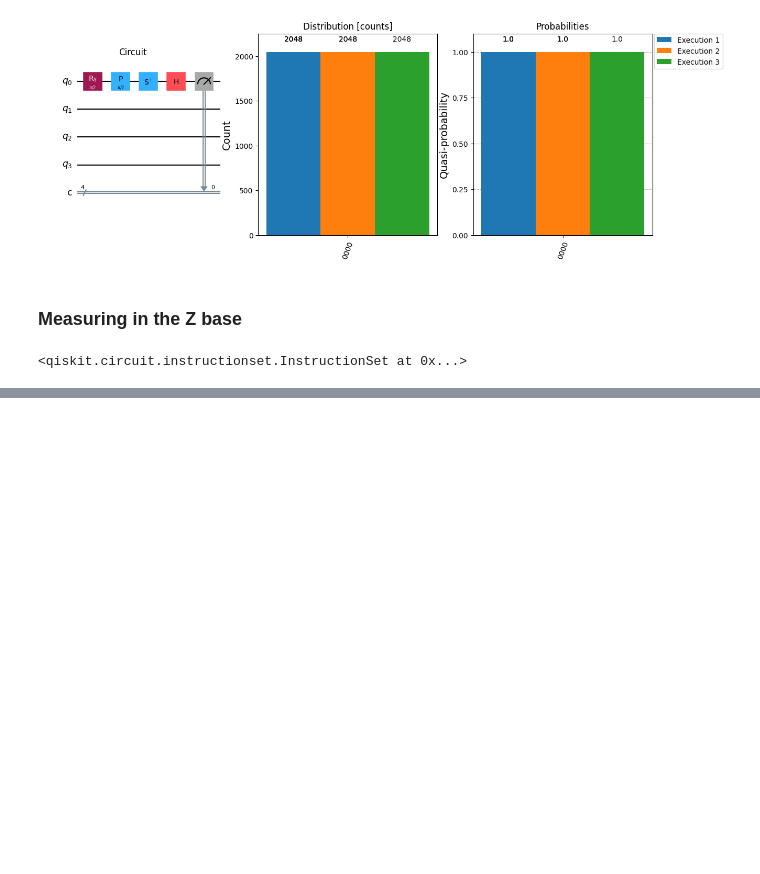
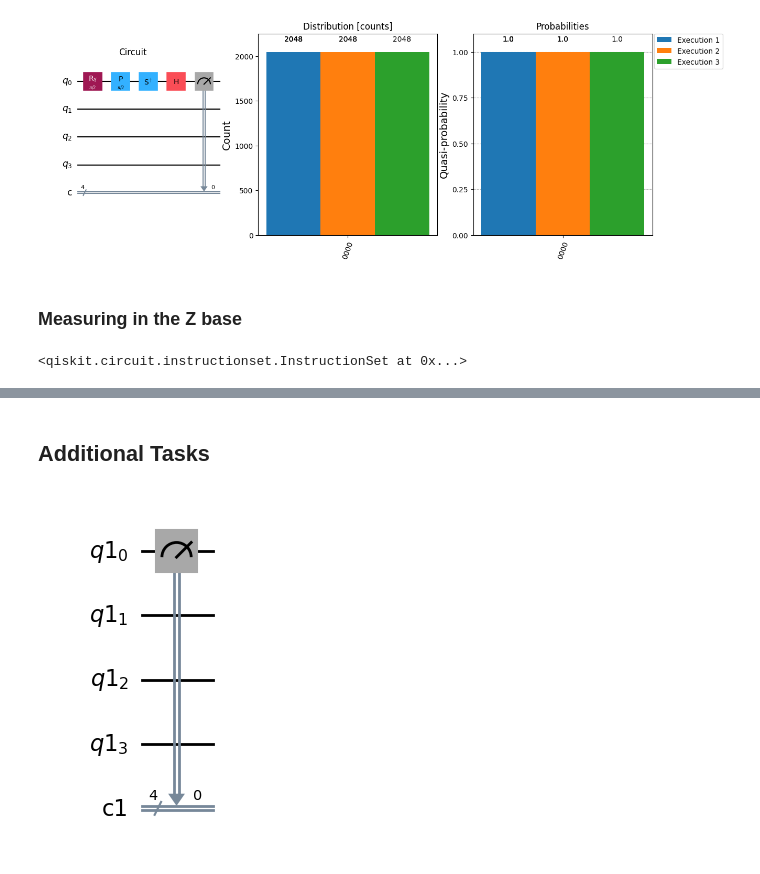
Before and after one commit to AmevinLS/quantum-uni, a Jupyter notebook: project1/project1.ipynb, the cells around one changed output, grey strips where cells are left out. Cells and saved outputs as stored; diff of their text form; code cells hidden in the pictures; blank space fills up the shorter version.

```diff
--- a/project1/project1.ipynb
+++ b/project1/project1.ipynb
@@ -149,0 +150,11 @@ plot_circuit_and_results(circuit4_z, counts)
+# %% [markdown]
+## Additional Tasks
+# %%
+backend_statevec = Aer.get_backend("statevector_simulator")
+# %%
+result = backend_statevec.run(circuit1).result()
+psi = result.get_statevector(circuit1)
+
+circuit1.draw("mpl")
+# %% [output]
+[figure, added]
```
Also changed, not shown: parts of 19 cells of this notebook, 2 other files.
